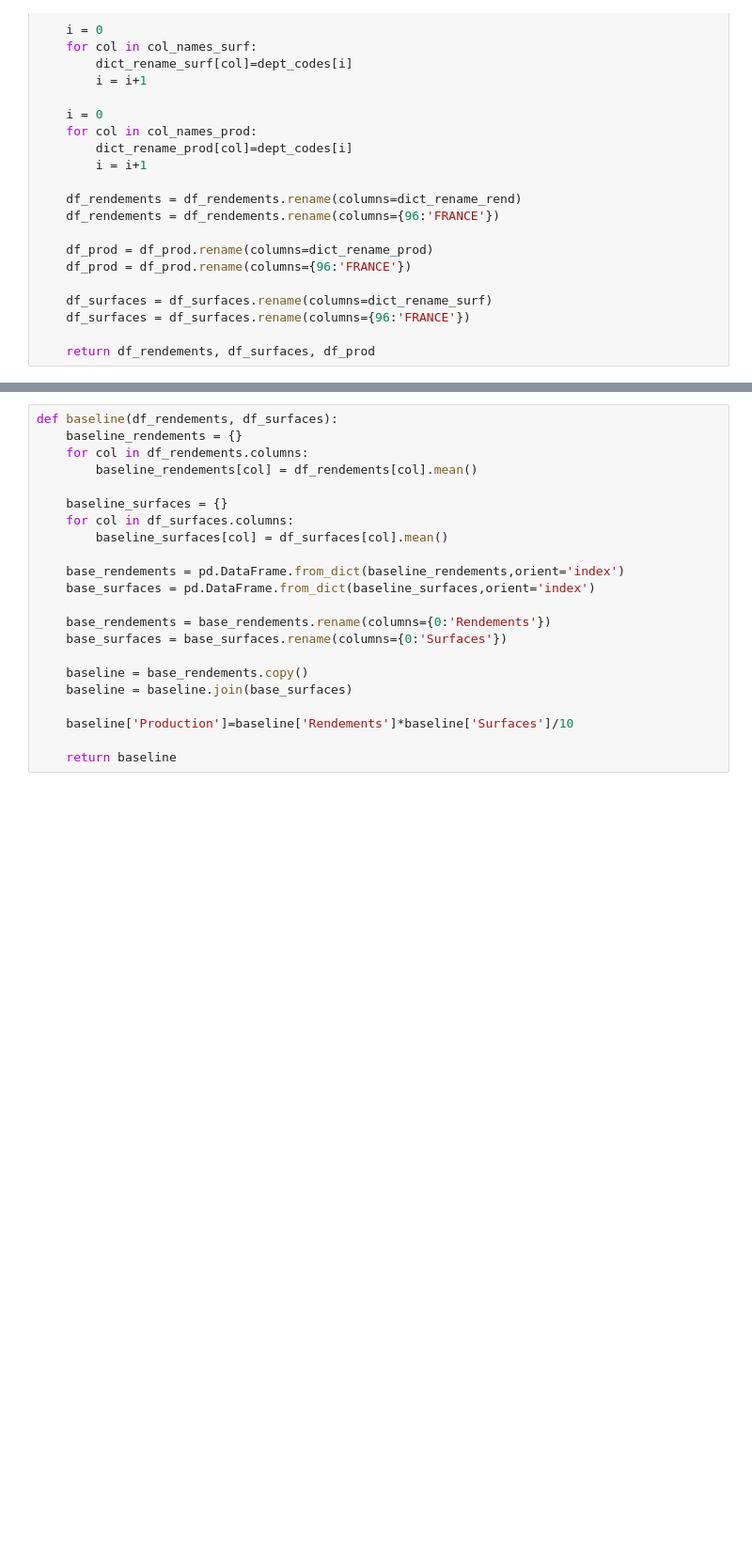
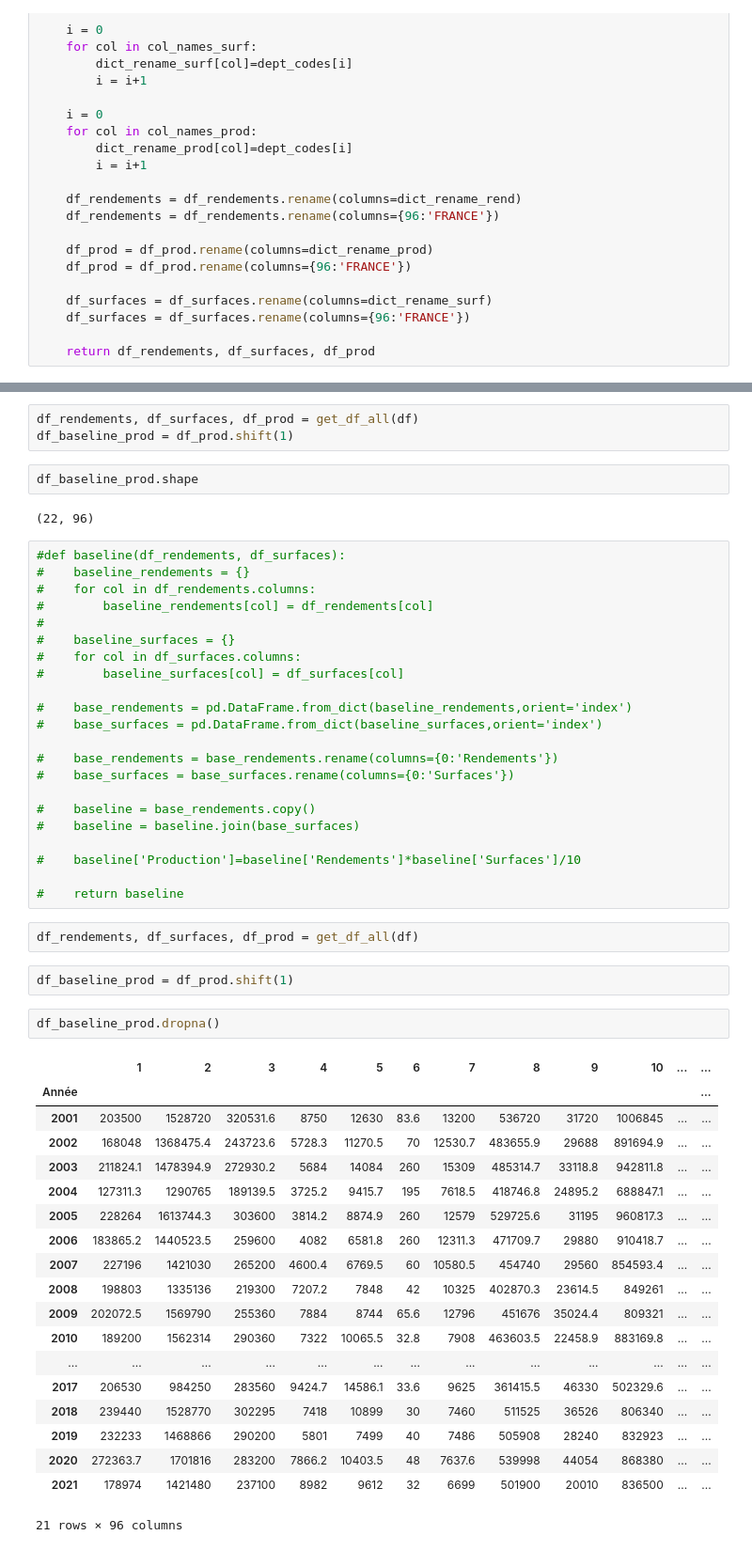
Before and after one commit to PierreCeraH/deepagri, a Jupyter notebook: baseline_prep.ipynb, the cells around one changed output, grey strips where cells are left out. Shown at 94% size. Cells and saved outputs as stored; diff of their text form; blank space fills up the shorter version.

Commit message:
adding baseline prep with N-1 data in baseline scenario

```diff
--- a/baseline_prep.ipynb
+++ b/baseline_prep.ipynb
@@ -78,22 +89,55 @@ def get_df_all(df):
+# %%
+df_rendements, df_surfaces, df_prod = get_df_all(df)
+df_baseline_prod = df_prod.shift(1)
+# %%
+df_baseline_prod.shape
+# %% [output]
+(22, 96)
 # %%
-def baseline(df_rendements, df_surfaces):
-    baseline_rendements = {}
-    for col in df_rendements.columns:
-        baseline_rendements[col] = df_rendements[col].mean()
+#def baseline(df_rendements, df_surfaces):
+#    baseline_rendements = {}
+#    for col in df_rendements.columns:
+#        baseline_rendements[col] = df_rendements[col]
+#
+#    baseline_surfaces = {}
+#    for col in df_surfaces.columns:
+#        baseline_surfaces[col] = df_surfaces[col]
 
-    baseline_surfaces = {}
-    for col in df_surfaces.columns:
-        baseline_surfaces[col] = df_surfaces[col].mean()
+#    base_rendements = pd.DataFrame.from_dict(baseline_rendements,orient='index')
+#    base_surfaces = pd.DataFrame.from_dict(baseline_surfaces,orient='index')
 
-    base_rendements = pd.DataFrame.from_dict(baseline_rendements,orient='index')
-    base_surfaces = pd.DataFrame.from_dict(baseline_surfaces,orient='index')
+#    base_rendements = base_rendements.rename(columns={0:'Rendements'})
+#    base_surfaces = base_surfaces.rename(columns={0:'Surfaces'})
 
-    base_rendements = base_rendements.rename(columns={0:'Rendements'})
-    base_surfaces = base_surfaces.rename(columns={0:'Surfaces'})
+#    baseline = base_rendements.copy()
+#    baseline = baseline.join(base_surfaces)
 
-    baseline = base_rendements.copy()
-    baseline = baseline.join(base_surfaces)
+#    baseline['Production']=baseline['Rendements']*baseline['Surfaces']/10
 
-    baseline['Production']=baseline['Rendements']*baseline['Surfaces']/10
-
-    return baseline
+#    return baseline
+# %%
+df_rendements, df_surfaces, df_prod = get_df_all(df)
+# %%
+df_baseline_prod = df_prod.shift(1)
+# %%
+df_baseline_prod.dropna()
+# %% [output]
+|  | 1 | 2 | 3 | 4 | 5 | 6 | 7 | 8 | 9 | 10 | ... | ... |
+| Année |  |  |  |  |  |  |  |  |  |  |  | ... |
+| 2001 | 203500 | 1528720 | 320531.6 | 8750 | 12630 | 83.6 | 13200 | 536720 | 31720 | 1006845 | ... | ... |
+| 2002 | 168048 | 1368475.4 | 243723.6 | 5728.3 | 11270.5 | 70 | 12530.7 | 483655.9 | 29688 | 891694.9 | ... | ... |
+| 2003 | 211824.1 | 1478394.9 | 272930.2 | 5684 | 14084 | 260 | 15309 | 485314.7 | 33118.8 | 942811.8 | ... | ... |
+| 2004 | 127311.3 | 1290765 | 189139.5 | 3725.2 | 9415.7 | 195 | 7618.5 | 418746.8 | 24895.2 | 688847.1 | ... | ... |
+| 2005 | 228264 | 1613744.3 | 303600 | 3814.2 | 8874.9 | 260 | 12579 | 529725.6 | 31195 | 960817.3 | ... | ... |
+| 2006 | 183865.2 | 1440523.5 | 259600 | 4082 | 6581.8 | 260 | 12311.3 | 471709.7 | 29880 | 910418.7 | ... | ... |
+| 2007 | 227196 | 1421030 | 265200 | 4600.4 | 6769.5 | 60 | 10580.5 | 454740 | 29560 | 854593.4 | ... | ... |
+| 2008 | 198803 | 1335136 | 219300 | 7207.2 | 7848 | 42 | 10325 | 402870.3 | 23614.5 | 849261 | ... | ... |
+| 2009 | 202072.5 | 1569790 | 255360 | 7884 | 8744 | 65.6 | 12796 | 451676 | 35024.4 | 809321 | ... | ... |
+| 2010 | 189200 | 1562314 | 290360 | 7322 | 10065.5 | 32.8 | 7908 | 463603.5 | 22458.9 | 883169.8 | ... | ... |
+| ... | ... | ... | ... | ... | ... | ... | ... | ... | ... | ... | ... | ... |
+| 2017 | 206530 | 984250 | 283560 | 9424.7 | 14586.1 | 33.6 | 9625 | 361415.5 | 46330 | 502329.6 | ... | ... |
+| 2018 | 239440 | 1528770 | 302295 | 7418 | 10899 | 30 | 7460 | 511525 | 36526 | 806340 | ... | ... |
+| 2019 | 232233 | 1468866 | 290200 | 5801 | 7499 | 40 | 7486 | 505908 | 28240 | 832923 | ... | ... |
+| 2020 | 272363.7 | 1701816 | 283200 | 7866.2 | 10403.5 | 48 | 7637.6 | 539998 | 44054 | 868380 | ... | ... |
+| 2021 | 178974 | 1421480 | 237100 | 8982 | 9612 | 32 | 6699 | 501900 | 20010 | 836500 | ... | ... |
+21 rows × 96 columns
```
Also changed, not shown: parts of 19 cells of this notebook, 1 other file.
